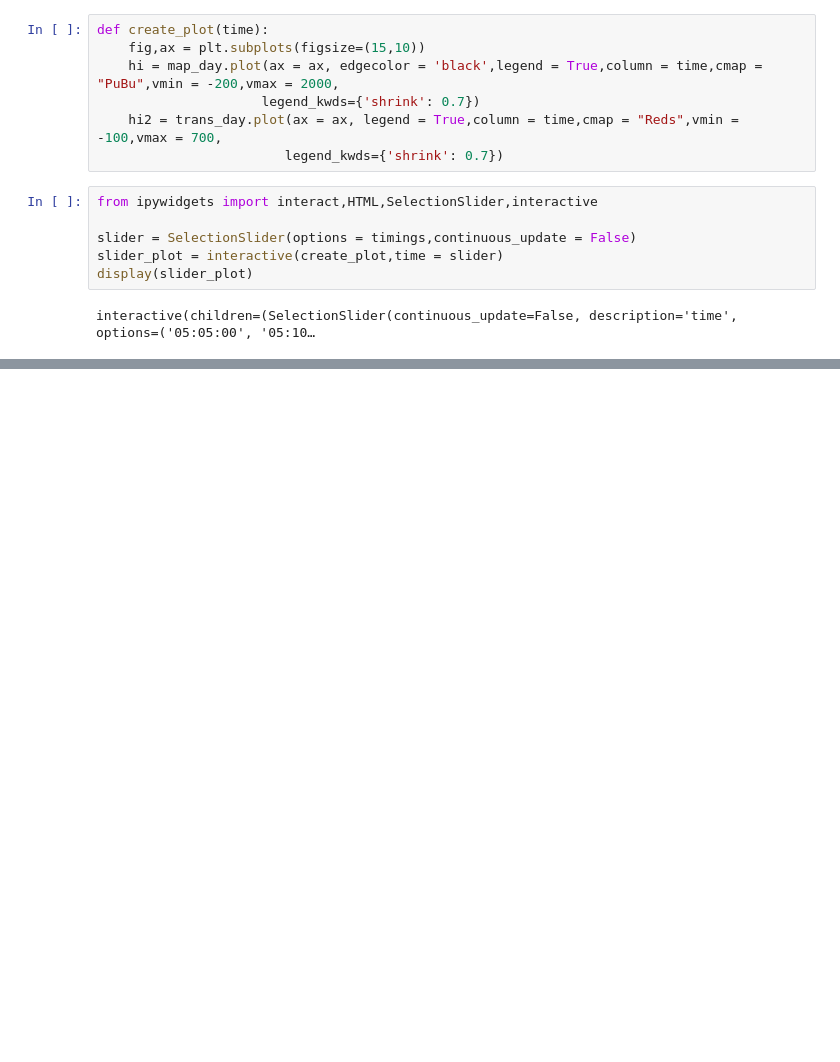
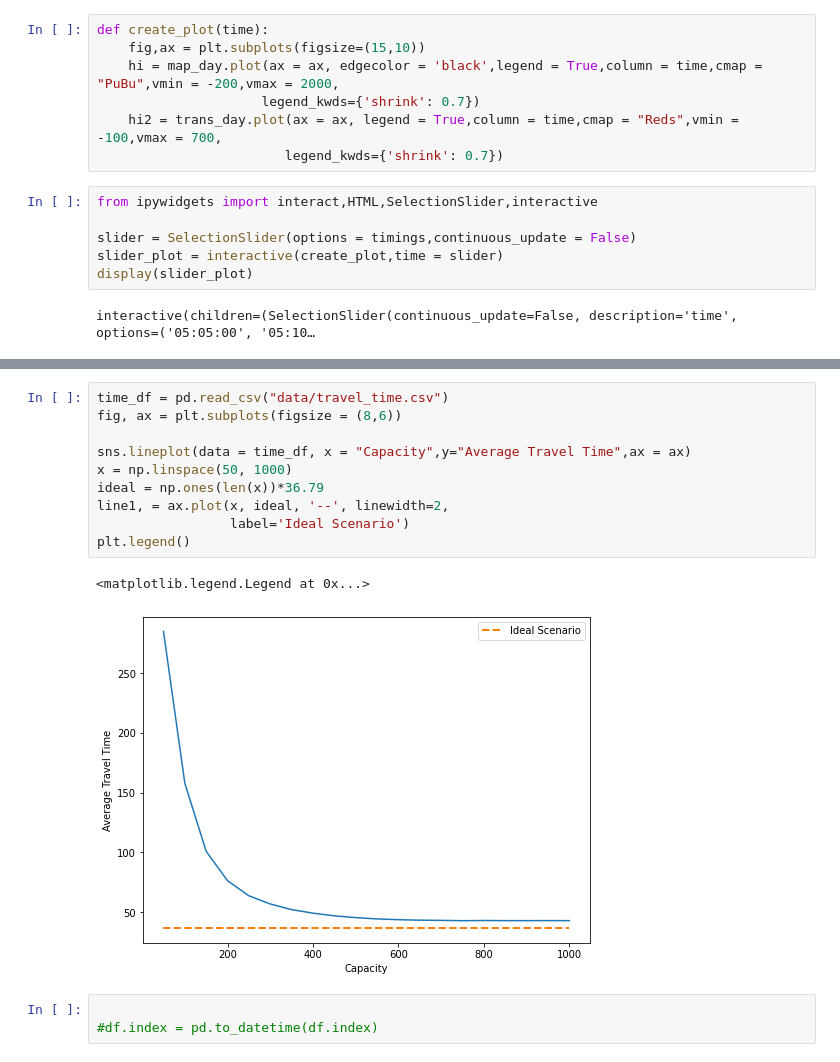
Before and after one commit to reoneo97/transport-abm, a Jupyter notebook: data_vis.ipynb, the cells around one changed output, grey strips where cells are left out. Saved outputs shown, nothing was run; the diff lists cells and outputs as text; blank space fills up the shorter version.

Commit message:
added additional data files

```diff
--- a/data_vis.ipynb
+++ b/data_vis.ipynb
@@ -200,0 +203,16 @@ df.head()
+# %%
+time_df = pd.read_csv("data/travel_time.csv")
+fig, ax = plt.subplots(figsize = (8,6))
+
+sns.lineplot(data = time_df, x = "Capacity",y="Average Travel Time",ax = ax)
+x = np.linspace(50, 1000)
+ideal = np.ones(len(x))*36.79
+line1, = ax.plot(x, ideal, '--', linewidth=2,
+                 label='Ideal Scenario')
+plt.legend()
+# %% [output]
+<matplotlib.legend.Legend at 0x...>
+[figure, added]
+# %%
+
+#df.index = pd.to_datetime(df.index)
```
Also changed, not shown: parts of 15 cells of this notebook, 7 other files.
